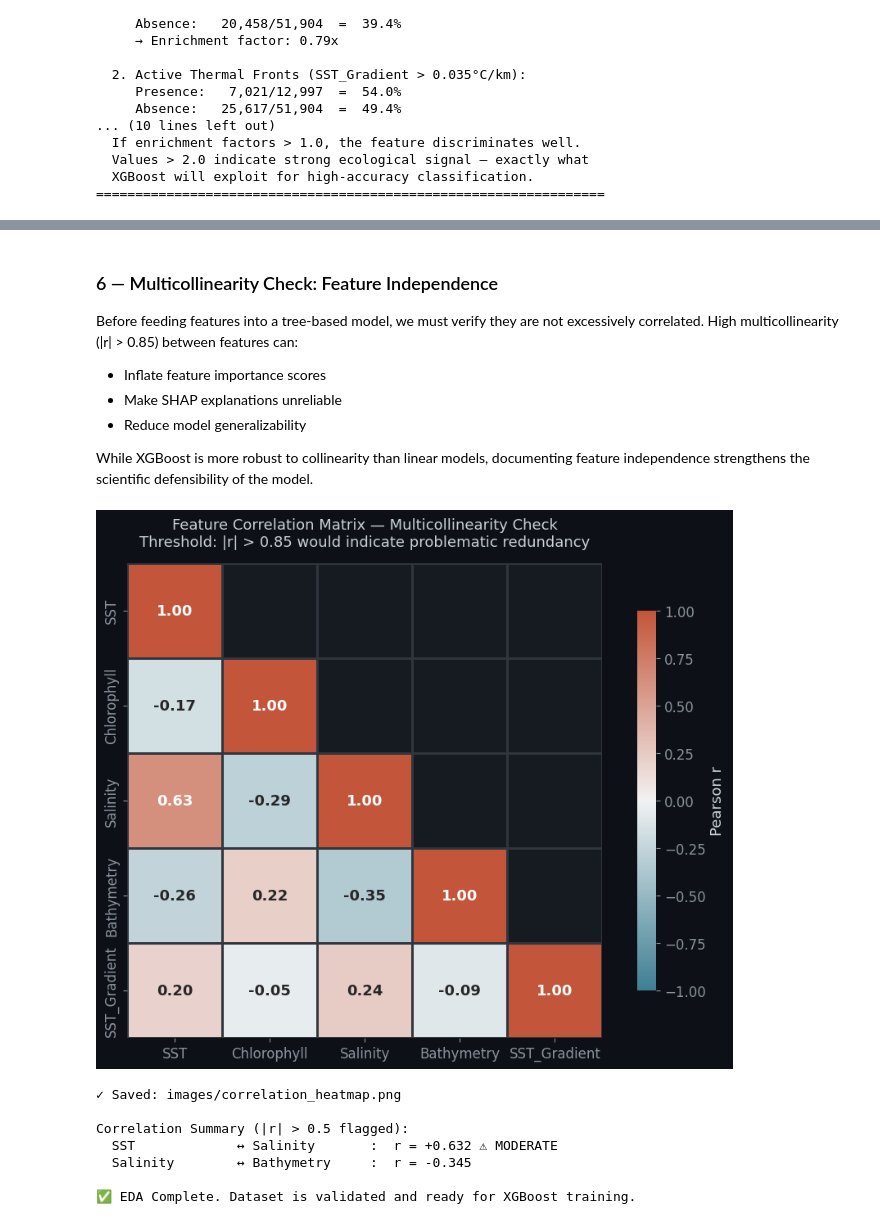
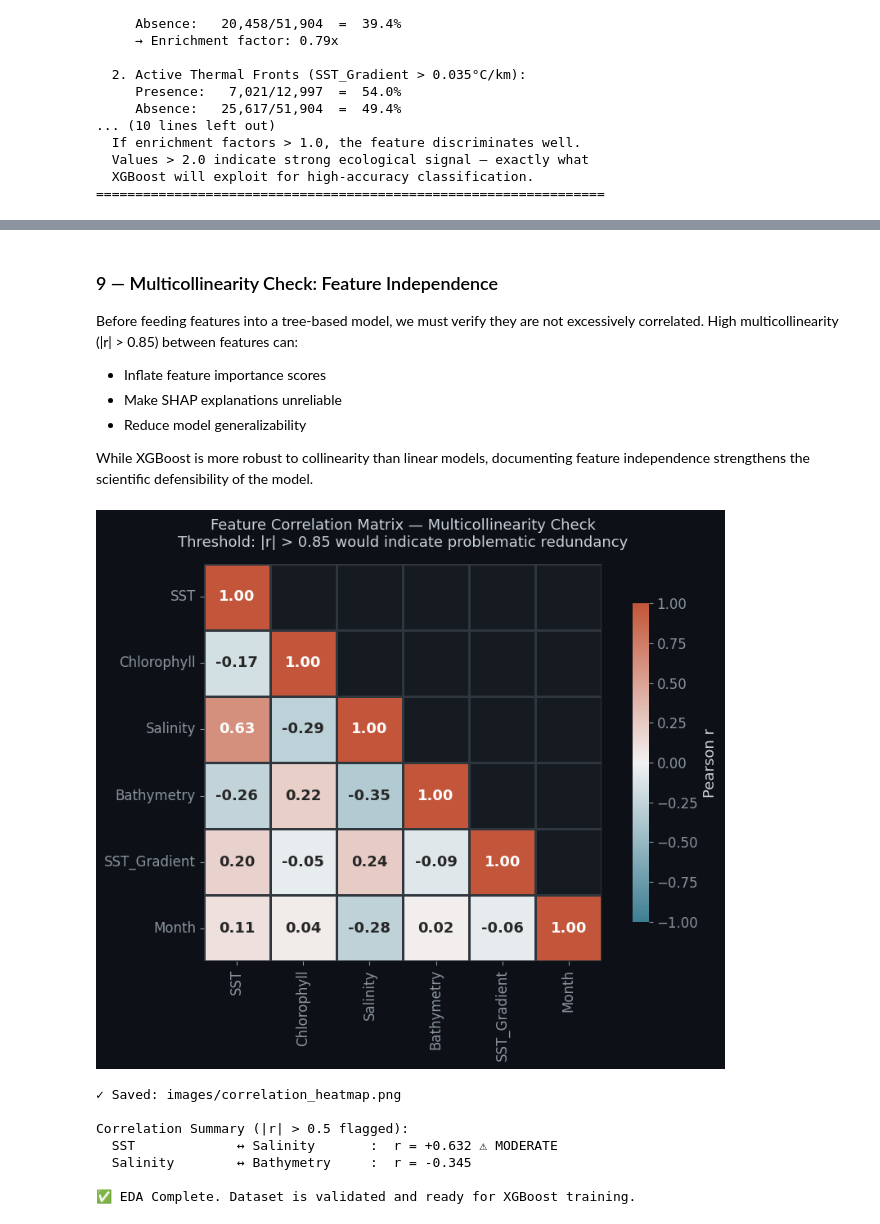
Before and after one commit to YeehawMcfly/Re-WhaleGuard, a Jupyter notebook: eda_narw_sdm.ipynb, the cells around one changed output, grey strips where cells are left out. Cells and saved outputs as stored; diff of their text form; code cells hidden in the pictures.

```diff
--- a/eda_narw_sdm.ipynb
+++ b/eda_narw_sdm.ipynb
@@ -366,0 +373,11 @@ print("=" * 65)
+# %%
+# ── Add Month Feature ────────────────────────────────────────────────
+df['Month'] = df['Date'].dt.month
+print(f"Added 'Month' column (range: {df['Month'].min()} – {df['Month'].max()})")
+print(f"Updated columns: {', '.join(df.columns)}")
+print(f"\nMonth value counts:")
+print(df['Month'].value_counts().sort_index().to_string())
+
+# Save updated dataset with Month column
+df.to_csv('data/processed/ML_Whale_Dataset_Engineered_Patched.csv', index=False)
+print(f"\n✓ Updated CSV saved with Month column")
@@ -367,5 +551,5 @@ print("=" * 65)
 # %% [markdown]
-### 6 — Multicollinearity Check: Feature Independence
+### 9 — Multicollinearity Check: Feature Independence
 
 Before feeding features into a tree-based model, we must verify they are not excessively correlated. High multicollinearity (|r| > 0.85) between features can:
 - Inflate feature importance scores
@@ -375,41 +559,41 @@ Before feeding features into a tree-based model, we must verify they are not exc
 While XGBoost is more robust to collinearity than linear models, documenting feature independence strengthens the scientific defensibility of the model.
 # %%
 # ── Correlation Heatmap ──────────────────────────────────────────────
-corr_cols = ['SST', 'Chlorophyll', 'Salinity', 'Bathymetry', 'SST_Gradient']
+corr_cols = ['SST', 'Chlorophyll', 'Salinity', 'Bathymetry', 'SST_Gradient', 'Month']
 corr_matrix = df[corr_cols].corr()
 
 fig, ax = plt.subplots(figsize=(9, 7))
 
 mask = np.triu(np.ones_like(corr_matrix, dtype=bool), k=1)
 cmap = sns.diverging_palette(220, 20, as_cmap=True)
 
 sns.heatmap(corr_matrix, mask=mask, cmap=cmap, center=0, vmin=-1, vmax=1,
             annot=True, fmt='.2f', linewidths=1, linecolor='#30363d',
             square=True, ax=ax,
             annot_kws={'size': 13, 'fontweight': 'bold'},
             cbar_kws={'shrink': 0.8, 'label': 'Pearson r'})
 
 ax.set_title('Feature Correlation Matrix — Multicollinearity Check\n'
              'Threshold: |r| > 0.85 would indicate problematic redundancy',
              fontsize=13, pad=15)
 ax.tick_params(axis='both', labelsize=12)
 fig.tight_layout()
 fig.savefig(IMG_DIR / 'correlation_heatmap.png', dpi=200, bbox_inches='tight')
 plt.show()
 print(f"✓ Saved: {IMG_DIR / 'correlation_heatmap.png'}")
 
 # Print summary
 print("\nCorrelation Summary (|r| > 0.5 flagged):")
 for i in range(len(corr_cols)):
     for j in range(i+1, len(corr_cols)):
         r = corr_matrix.iloc[i, j]
         flag = " ⚠ MODERATE" if abs(r) > 0.5 else ""
         if abs(r) > 0.3:
             print(f"  {corr_cols[i]:15s} ↔ {corr_cols[j]:15s}:  r = {r:+.3f}{flag}")
 
 print("\n✅ EDA Complete. Dataset is validated and ready for XGBoost training.")
 # %% [output]
-[figure, old version]
+[figure, new version]
 ✓ Saved: images/correlation_heatmap.png
 
 Correlation Summary (|r| > 0.5 flagged):
```
Also changed, not shown: parts of 6 cells of this notebook, 4 other files.
